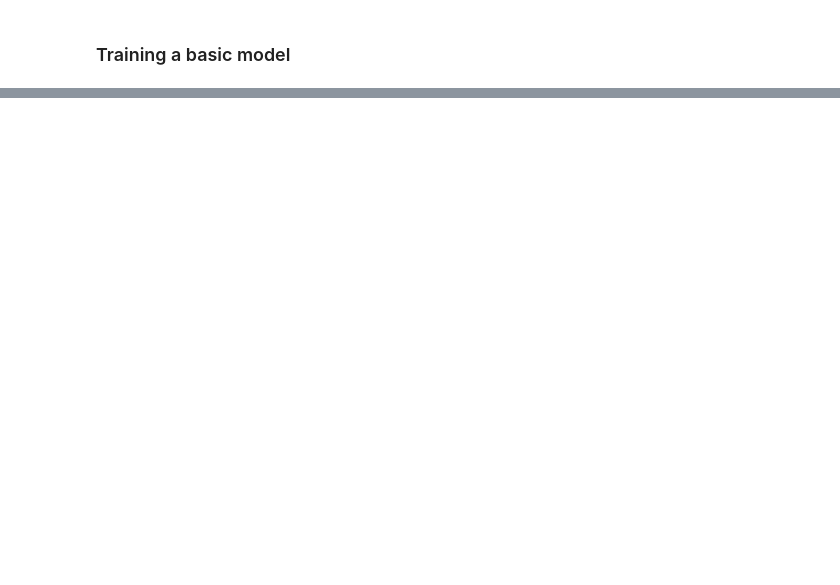
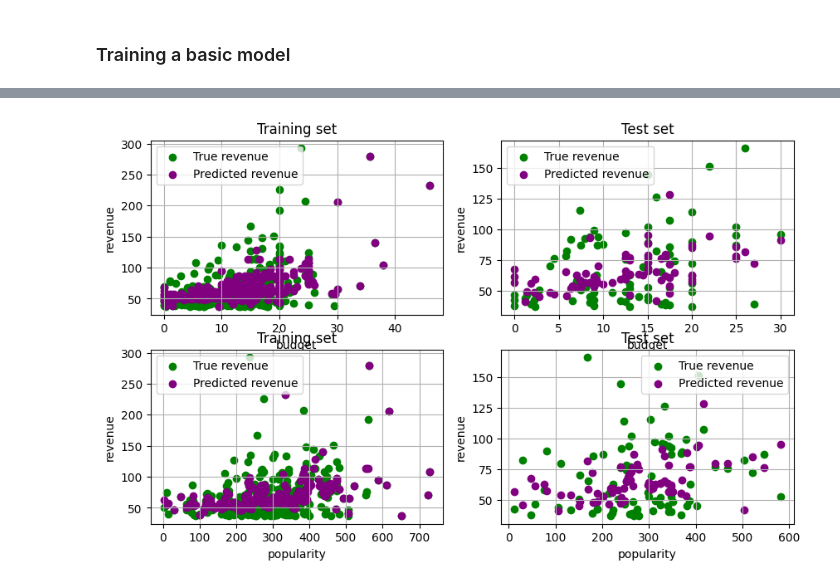
Before and after one commit to Seyoooo/SMLproject, a Jupyter notebook: initial_training.ipynb, the cells around one changed output, grey strips where cells are left out. Cells and saved outputs as stored; diff of their text form; code cells hidden in the pictures; blank space fills up the shorter version.

```diff
--- a/initial_training.ipynb
+++ b/initial_training.ipynb
@@ -93,0 +260,33 @@ plt.show()
+# %%
+f, ax = plt.subplots(2, 2,figsize=(10, 6))
+ax[0,0].scatter(X_train['budget'], y_train, color='green')
+ax[0,0].scatter(X_train['budget'], reg.predict(X_train), color='purple')
+ax[0,0].set_title('Training set')
+ax[0,0].set_xlabel('budget')
+ax[0,0].set_ylabel('revenue')
+ax[0,0].legend(['True revenue', 'Predicted revenue'])
+ax[0,0].grid()
+ax[0,1].scatter(X_test['budget'], y_test, color='green')
+ax[0,1].scatter(X_test['budget'], reg.predict(X_test), color='purple')
+ax[0,1].set_title('Test set')
+ax[0,1].set_xlabel('budget')
+ax[0,1].set_ylabel('revenue')
+ax[0,1].legend(['True revenue', 'Predicted revenue'])
+ax[0,1].grid()
+ax[1,0].scatter(X_train['top_cast_popularity'], y_train, color='green')
+ax[1,0].scatter(X_train['top_cast_popularity'], reg.predict(X_train), color='purple')
+ax[1,0].set_title('Training set')
+ax[1,0].set_xlabel('popularity')
+ax[1,0].set_ylabel('revenue')
+ax[1,0].legend(['True revenue', 'Predicted revenue'])
+ax[1,0].grid()
+ax[1,1].scatter(X_test['top_cast_popularity'], y_test, color='green')
+ax[1,1].scatter(X_test['top_cast_popularity'], reg.predict(X_test), color='purple')
+ax[1,1].set_title('Test set')
+ax[1,1].set_xlabel('popularity')
+ax[1,1].set_ylabel('revenue')
+ax[1,1].legend(['True revenue', 'Predicted revenue'])
+ax[1,1].grid()
+plt.show()
+# %% [output]
+[figure, added]
```
Also changed, not shown: parts of 14 cells of this notebook, 1 other file.
